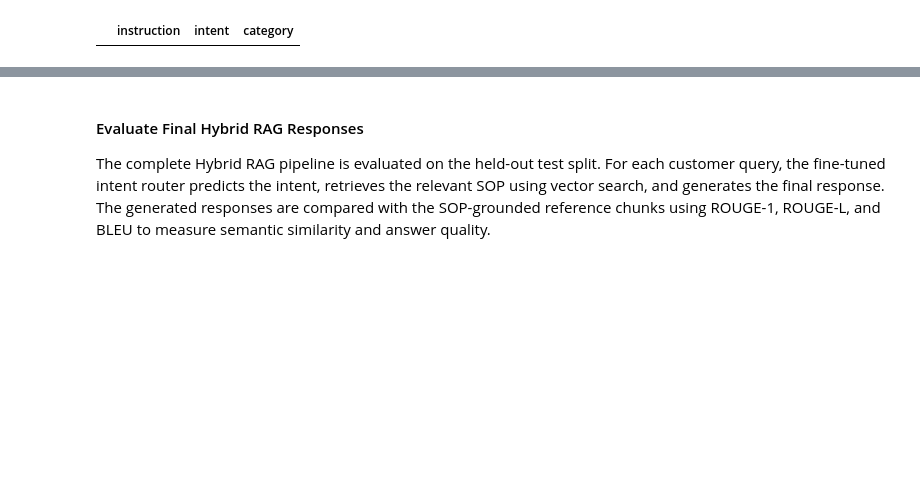
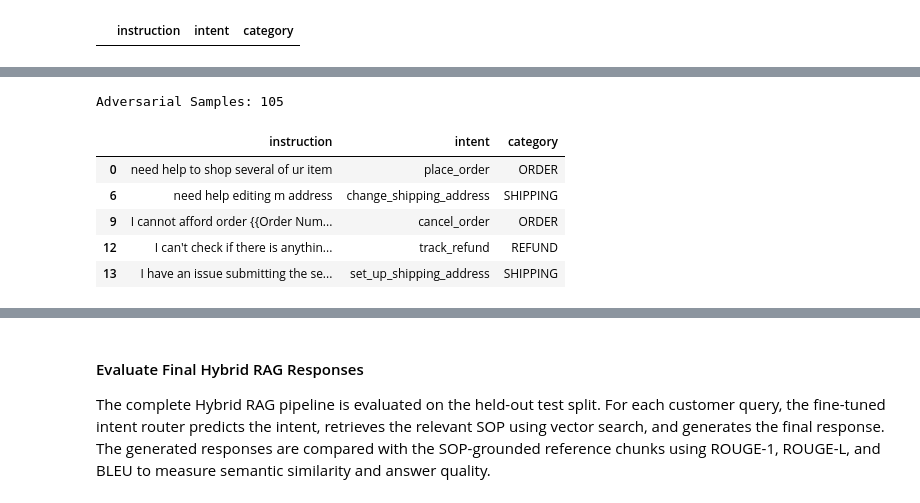
Before and after one commit to ssprajapati2021/Hybrid-RAG-Fine-Tuning, a Jupyter notebook: notebook/Solution_V2_FineTuned_RAG_Evaluation.ipynb, the cells around one changed output, grey strips where cells are left out. Cells and saved outputs as stored; diff of their text form; code cells hidden in the pictures; blank space fills up the shorter version.

```diff
--- a/notebook/Solution_V2_FineTuned_RAG_Evaluation.ipynb
+++ b/notebook/Solution_V2_FineTuned_RAG_Evaluation.ipynb
@@ -604,3 +756,26 @@ Adversarial Samples: 0
+# %%
+pattern = r"\b(?:problem|issue|error|cannot|can't|help|wrong)\b"
+
+adversarial_df = df_test[
+    df_test["instruction"].str.contains(
+        pattern,
+        case=False,
+        regex=True,
+        na=False
+    )
+].copy()
+
+print(f"Adversarial Samples: {len(adversarial_df)}")
+
+adversarial_df.head()
+# %% [output]
+Adversarial Samples: 105
+|  | instruction | intent | category |
+| 0 | need help to shop several of ur item | place_order | ORDER |
+| 6 | need help editing m address | change_shipping_address | SHIPPING |
+| 9 | I cannot afford order {{Order Num... | cancel_order | ORDER |
+| 12 | I can't check if there is anythin... | track_refund | REFUND |
+| 13 | I have an issue submitting the se... | set_up_shipping_address | SHIPPING |
 # %%
 adversarial_results = evaluate_router(adversarial_df)
 
```
Also changed, not shown: parts of 30 cells of this notebook.
